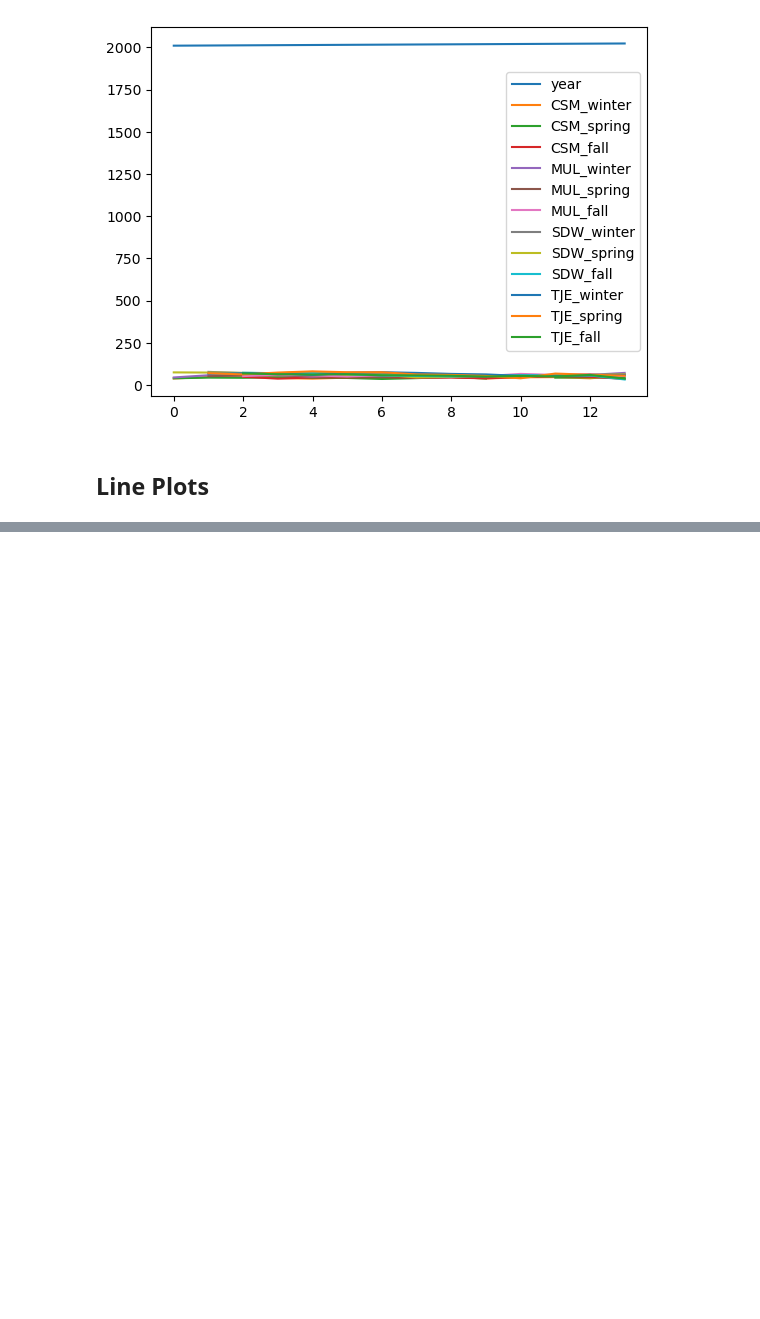
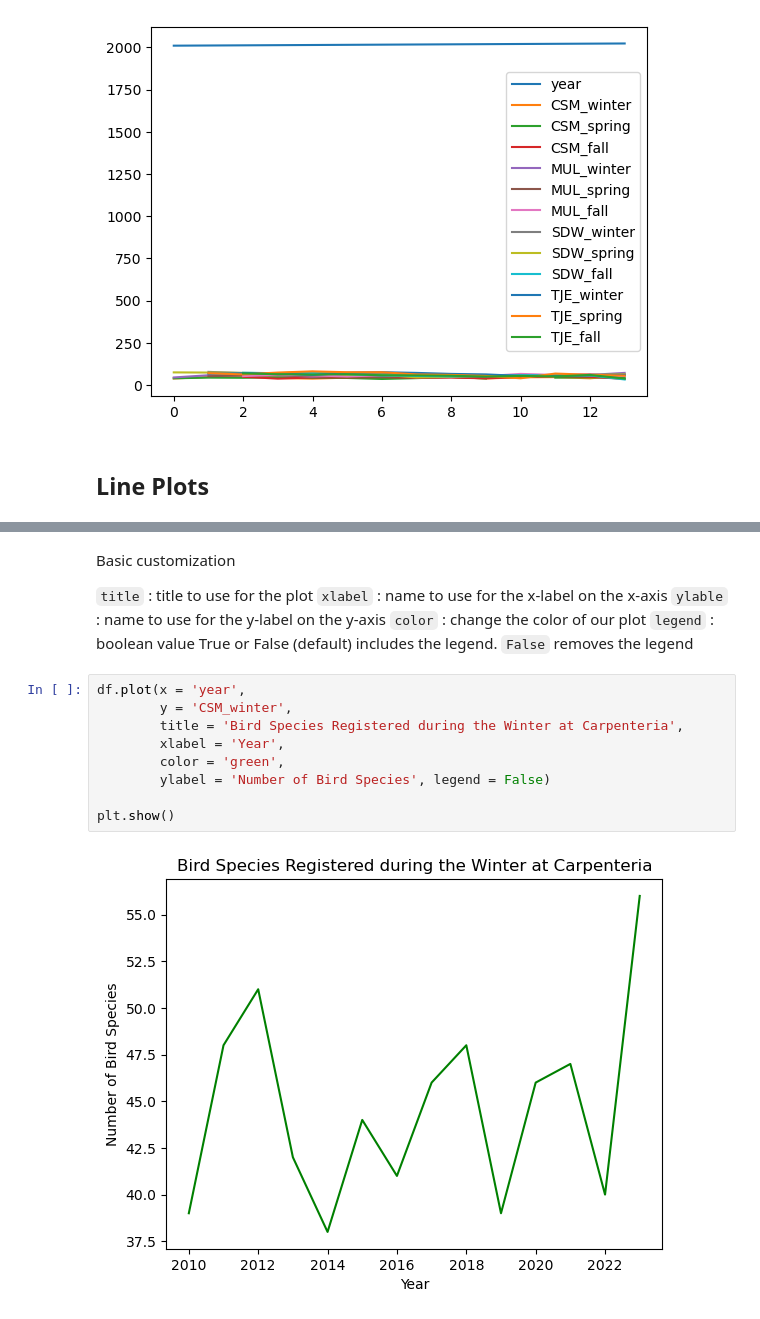
Before and after one commit to ethan-mathews24/eds220-in-class, a Jupyter notebook: Week1/week1-basic-plotting.ipynb, the cells around one changed output, grey strips where cells are left out. Drawn from its saved outputs; the diff is of its cells as text; blank space fills up the shorter version.

```diff
--- a/Week1/week1-basic-plotting.ipynb
+++ b/Week1/week1-basic-plotting.ipynb
@@ -38,0 +52,20 @@ df.plot()
+# %% [markdown]
+Basic customization
+
+`title` : title to use for the plot
+`xlabel` : name to use for the x-label on the x-axis
+`ylable` : name to use for the y-label on the y-axis
+`color` : change the color of our plot
+`legend` : boolean value True or False (default) includes the legend.
+        `False` removes the legend
+# %%
+df.plot(x = 'year',
+        y = 'CSM_winter',
+        title = 'Bird Species Registered during the Winter at Carpenteria',
+        xlabel = 'Year',
+        color = 'green',
+        ylabel = 'Number of Bird Species', legend = False)
+
+plt.show()
+# %% [output]
+[figure, added]
```
Also changed, not shown: parts of 48 cells of this notebook, 1 other file.
